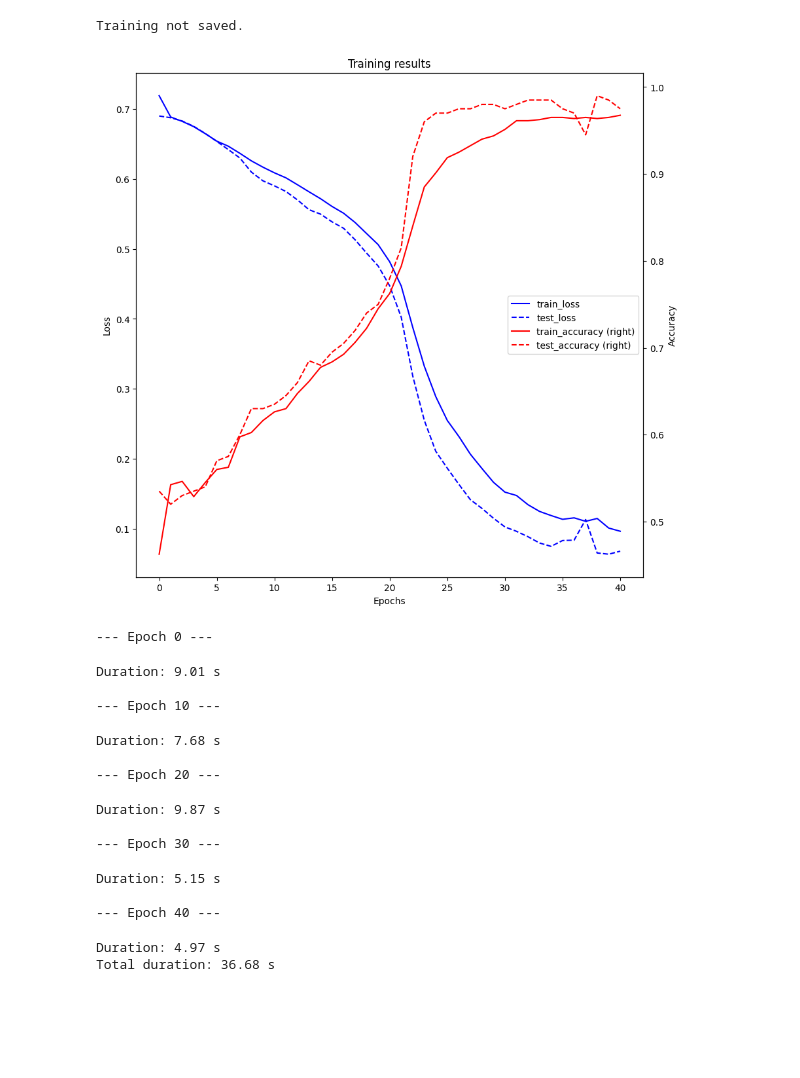
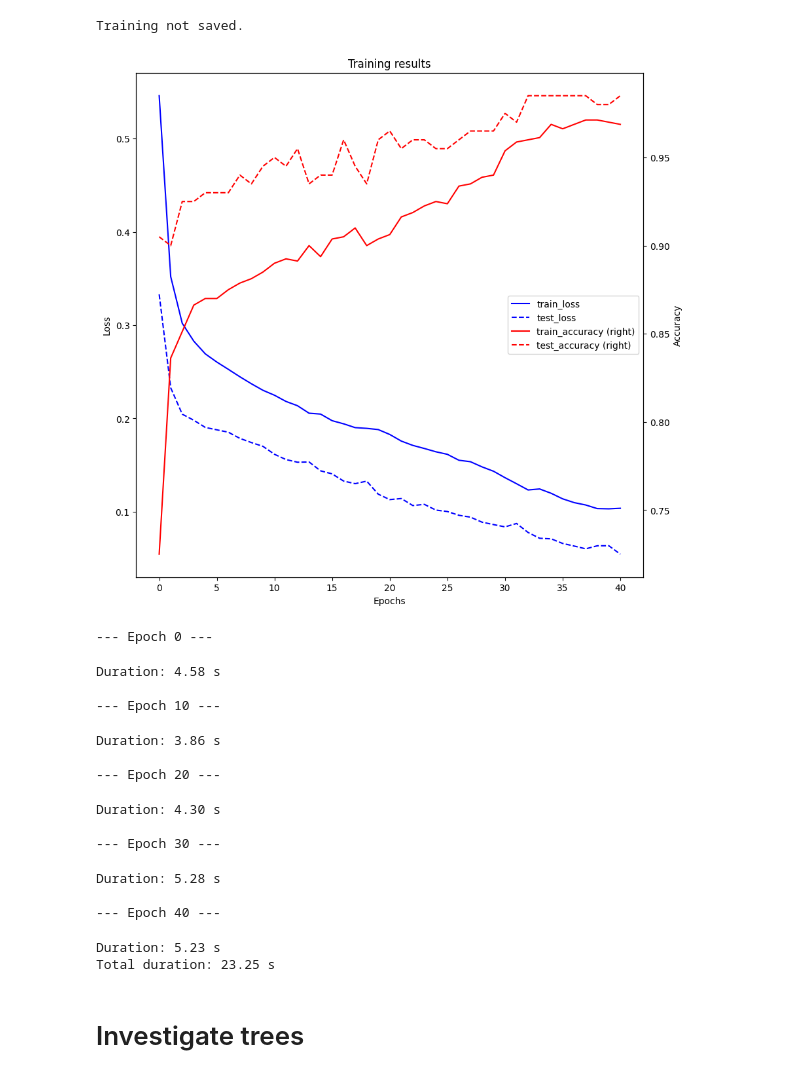
Before and after one commit to Johanmkr/WP1-Polyhedra, a Jupyter notebook: notebooks/optimize_new_tree.ipynb, the cells around one changed output. Cells and saved outputs as stored; diff of their text form; code cells hidden in the pictures; blank space fills up the shorter version.

```diff
--- a/notebooks/optimize_new_tree.ipynb
+++ b/notebooks/optimize_new_tree.ipynb
@@ -47,19 +47,19 @@ plt.show()
 # %%
 from visualization import plot_training
-hidden_sizes = [0,5,5,5,5]
+hidden_sizes = [0,15,5,3,1]
 
 ActNet = NeuralNet(
     input_size = 2,
-    hidden_sizes = hidden_sizes[1:],
+    hidden_sizes = hidden_sizes[1:-1],
     num_classes=1,
     seed=3,
 )
 
 res, states = train_model(ActNet, train, test, epochs=41, save_everyth_epoch=10, RETURN_STATES=True)
 plot_training(res)
 # %% [output]
 Training not saved.
-[figure, old version]
+[figure, new version]
 # %%
 trees = {}
 tot_start = time.time()
@@ -75,17 +75,17 @@ tot_end = time.time()
 print(f"Total duration: {tot_end-tot_start:.2f} s")
 # %% [output]
 --- Epoch 0 ---
-Duration: 9.01 s
+Duration: 4.58 s
 
 --- Epoch 10 ---
-Duration: 7.68 s
+Duration: 3.86 s
 
 --- Epoch 20 ---
-Duration: 9.87 s
+Duration: 4.30 s
 
 --- Epoch 30 ---
-Duration: 5.15 s
+Duration: 5.28 s
 
 --- Epoch 40 ---
-Duration: 4.97 s
-Total duration: 36.68 s
+Duration: 5.23 s
+Total duration: 23.25 s
@@ -91,0 +107,2 @@ Total duration: 36.68 s
+# %% [markdown]
+# Investigate trees
```
Also changed, not shown: parts of 6 cells of this notebook.
